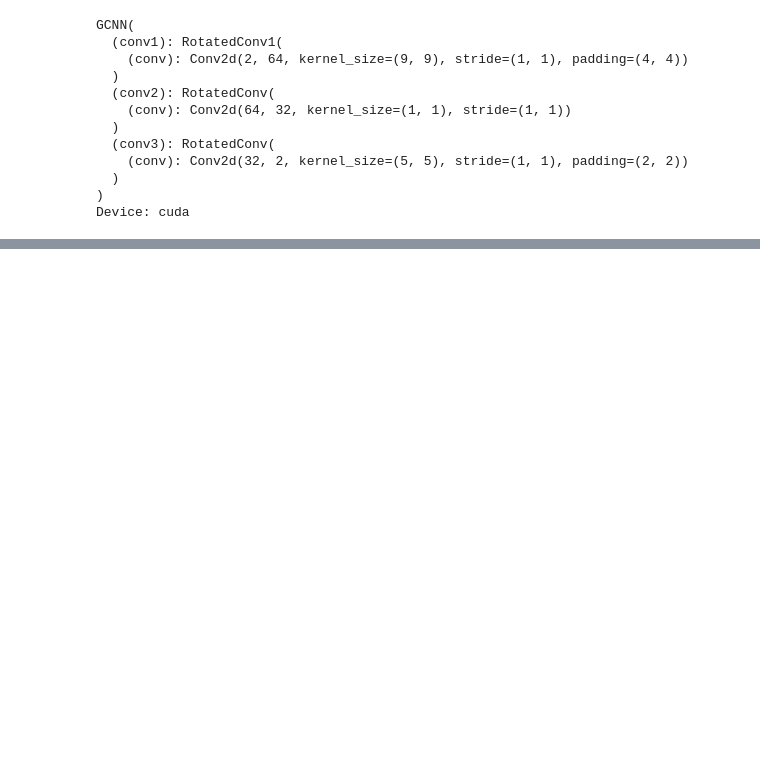
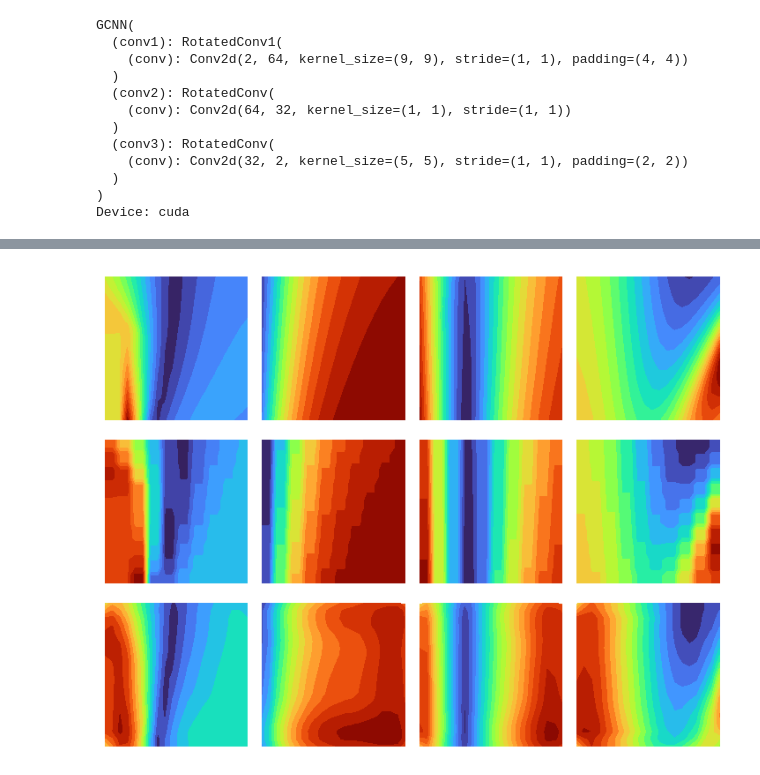
Before and after one commit to htymjun/da-sr, a Jupyter notebook: srgcnn.ipynb, the cells around one changed output, grey strips where cells are left out. Saved outputs shown, nothing was run; the diff lists cells and outputs as text; code cells hidden in the pictures; blank space fills up the shorter version.

Commit message:
plotted the results

```diff
--- a/srgcnn.ipynb
+++ b/srgcnn.ipynb
@@ -293,0 +310,16 @@ Test_Loss: 0.0408
+# %%
+# check super-resolution data
+net.eval()
+with torch.no_grad():
+    for highreso_data, lowreso_data in test_batch:
+        # transfer Tensor to GPU
+        highreso_data = highreso_data.to(device)
+        lowreso_data = lowreso_data.to(device)
+        # calc pred
+        y_pred = net(lowreso_data)
+        # show result
+        cat_imshow(3, 4, highreso_data.to('cpu'), lowreso_data.to('cpu'), y_pred.to('cpu'))
+        plt.show()
+        break
+# %% [output]
+[figure, added]
```
Also changed, not shown: parts of 4 cells of this notebook.
